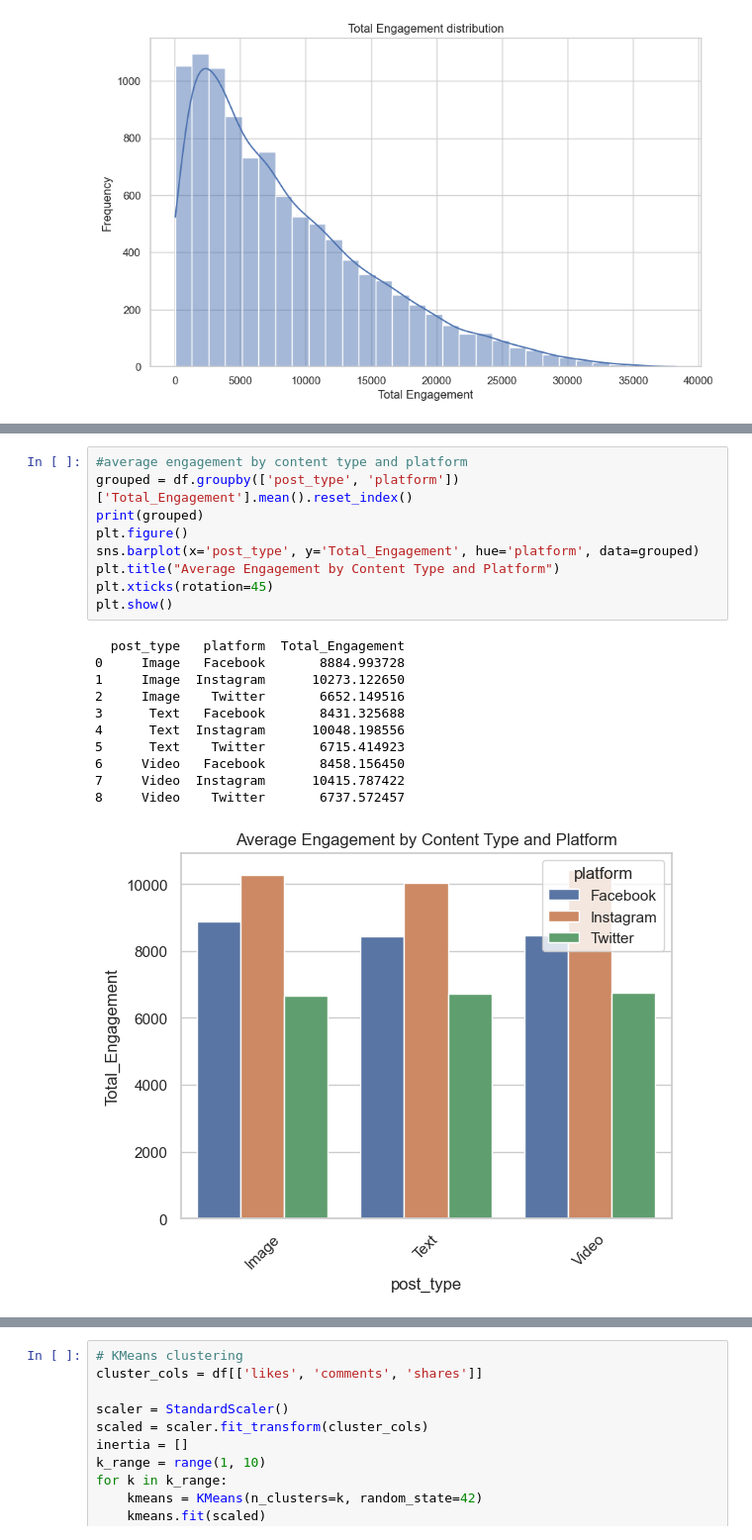
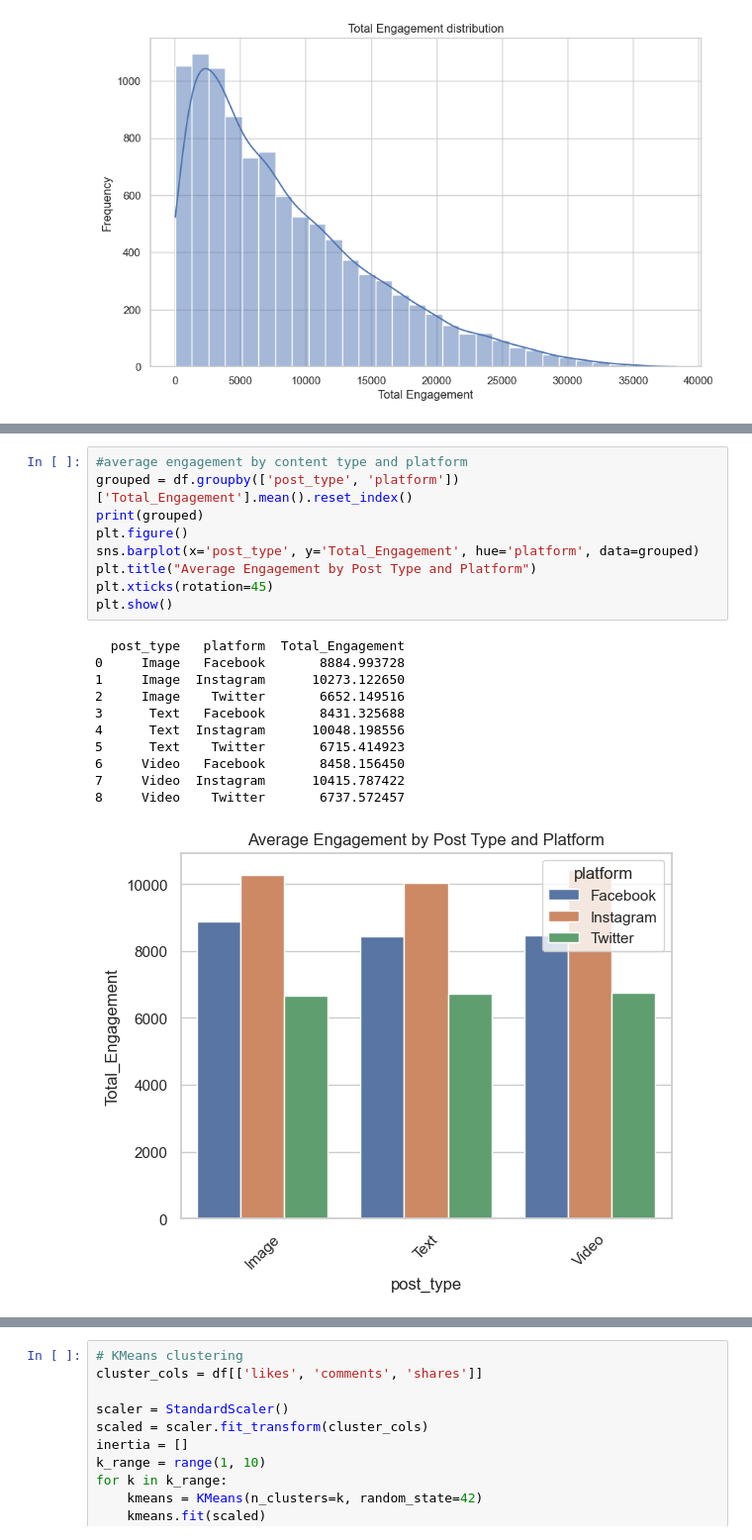
Before and after one commit to TharushiMaduhansi/21020592_Assignment_SocialMediaAnalytics, a Jupyter notebook: analysis.ipynb, the cells around one changed output, grey strips where cells are left out. Shown at 99% size. Saved outputs shown, nothing was run; the diff lists cells and outputs as text.

```diff
--- a/analysis.ipynb
+++ b/analysis.ipynb
@@ -159,22 +160,22 @@ plt.show()
 # %%
 #average engagement by content type and platform
 grouped = df.groupby(['post_type', 'platform'])['Total_Engagement'].mean().reset_index()
 print(grouped)
 plt.figure()
 sns.barplot(x='post_type', y='Total_Engagement', hue='platform', data=grouped)
-plt.title("Average Engagement by Content Type and Platform")
+plt.title("Average Engagement by Post Type and Platform")
 plt.xticks(rotation=45)
 plt.show()
 # %% [output]
   post_type   platform  Total_Engagement
 0     Image   Facebook       8884.993728
 1     Image  Instagram      10273.122650
 2     Image    Twitter       6652.149516
 3      Text   Facebook       8431.325688
 4      Text  Instagram      10048.198556
 5      Text    Twitter       6715.414923
 6     Video   Facebook       8458.156450
 7     Video  Instagram      10415.787422
 8     Video    Twitter       6737.572457
-[figure, old version]
+[figure, new version]
 # %%
```
Also changed, not shown: parts of 7 cells of this notebook.
